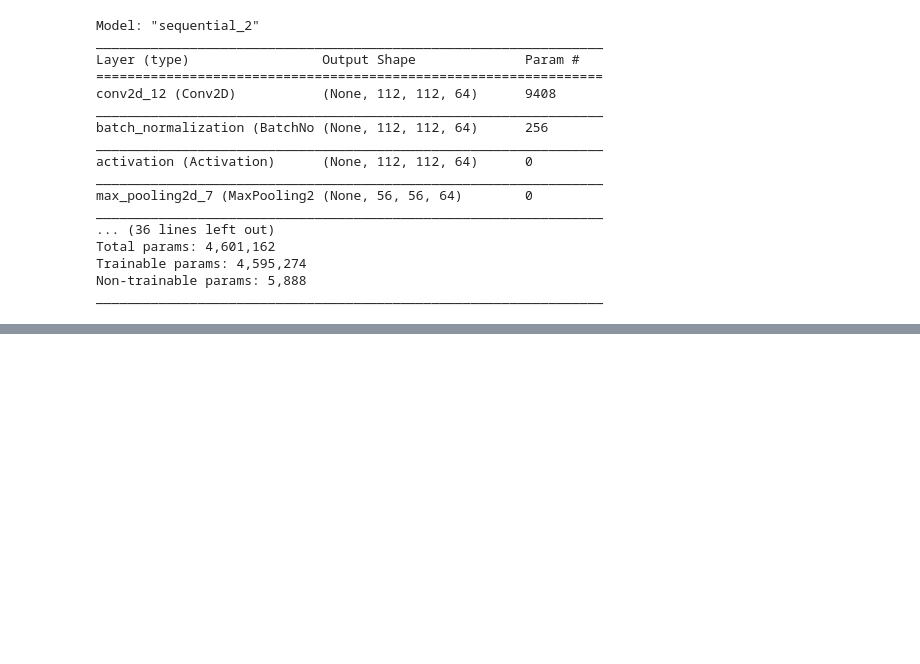
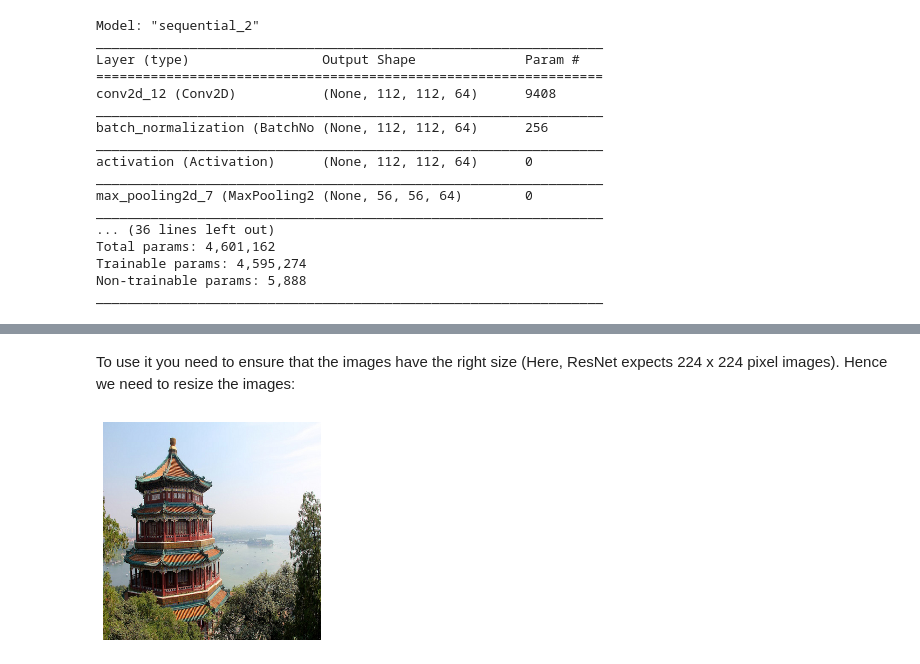
Before and after one commit to sankalptambe/computer-vision-with-cnn, a Jupyter notebook: computer_vision_using_cnn.ipynb, the cells around one changed output, grey strips where cells are left out. Saved outputs shown, nothing was run; the diff lists cells and outputs as text; code cells hidden in the pictures; blank space fills up the shorter version.

```diff
--- a/computer_vision_using_cnn.ipynb
+++ b/computer_vision_using_cnn.ipynb
@@ -443,0 +455,9 @@ _________________________________________________________________
+# %% [markdown]
+To use it you need to ensure that the images have the right size (Here, ResNet expects 224 x 224 pixel images). Hence we need to resize the images:
+# %%
+images_resized = tf.image.resize(images, [224, 224])
+# %%
+plot_color_image(images_resized[0])
+plt.show()
+# %% [output]
+[figure, added]
```
Also changed, not shown: parts of 11 cells of this notebook.
